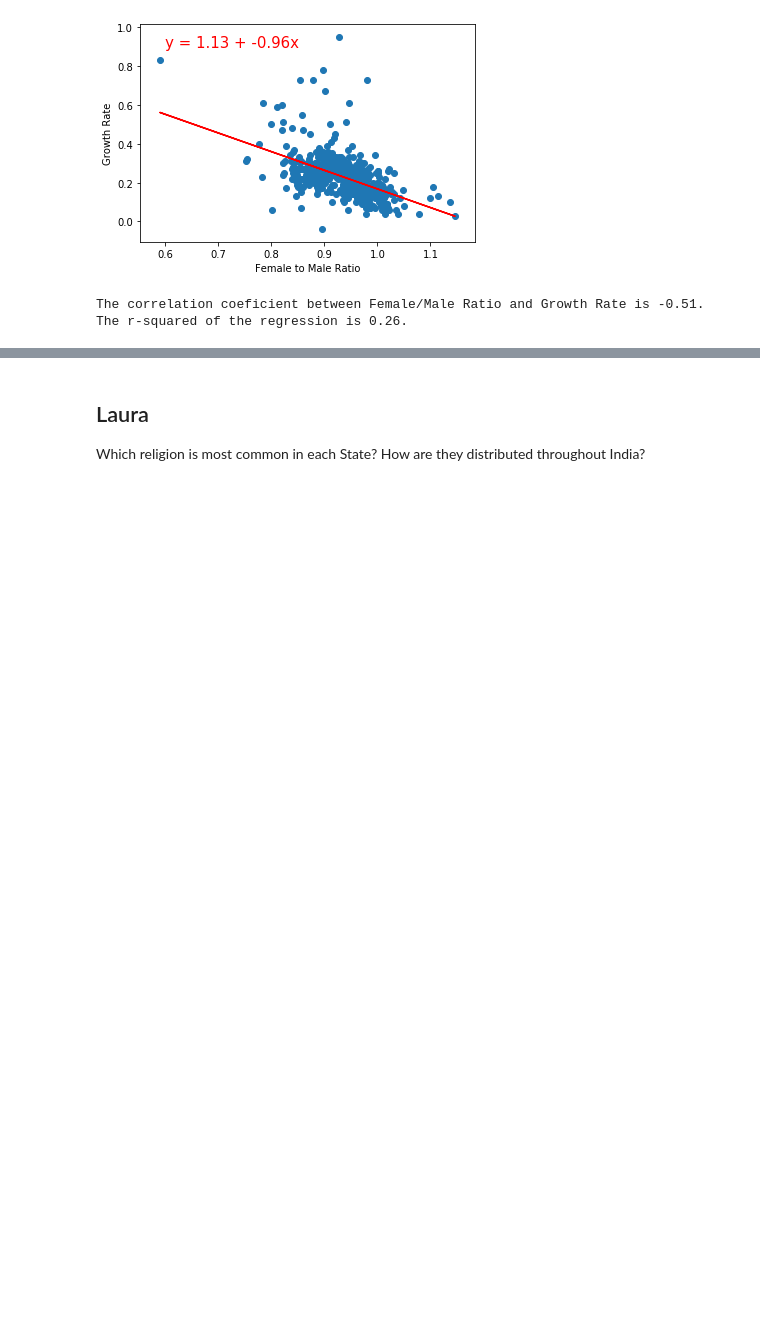
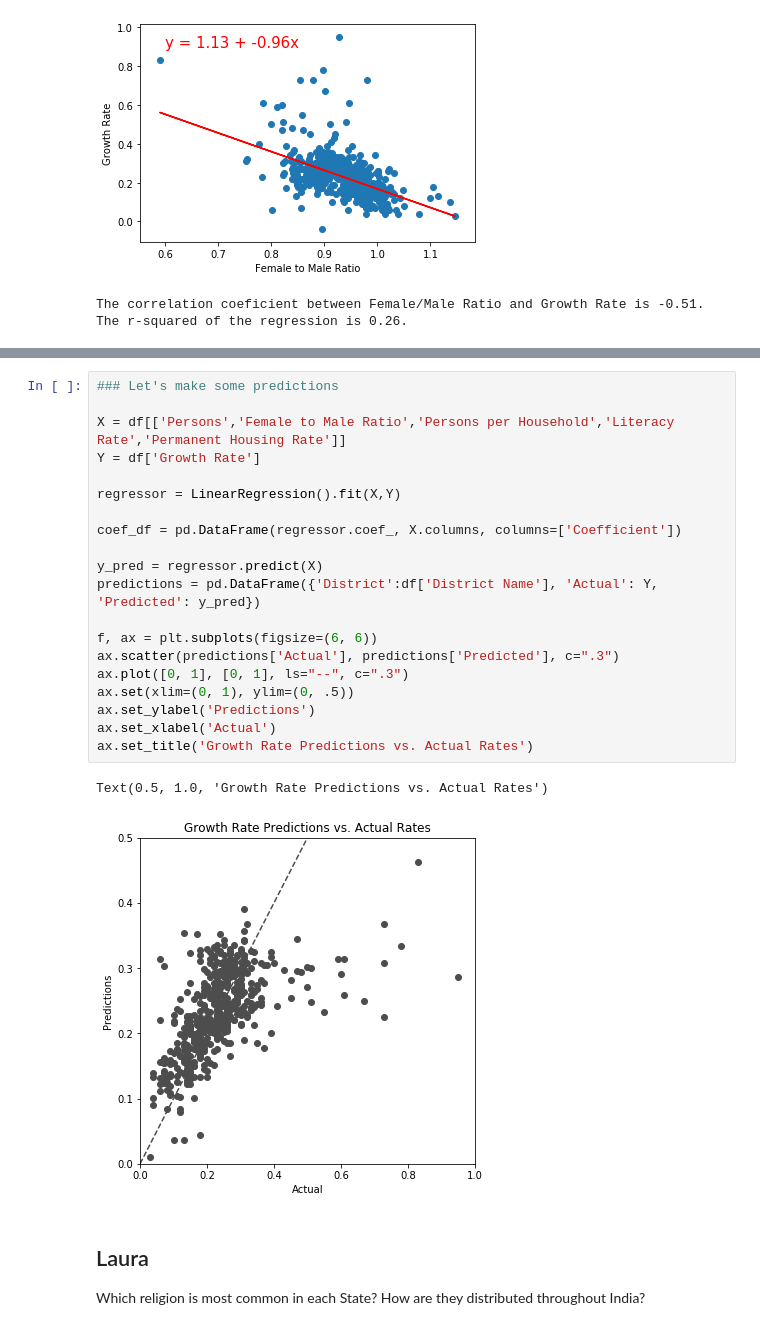
Before and after one commit to bpdamore/ProjectOne, a Jupyter notebook: main_analysis.ipynb, the cells around one changed output, grey strips where cells are left out. Saved outputs shown, nothing was run; the diff lists cells and outputs as text; blank space fills up the shorter version.

```diff
--- a/main_analysis.ipynb
+++ b/main_analysis.ipynb
@@ -162,4 +152,27 @@ The correlation coeficient between Persons per Household and Growth Rate is 0.39
 The r-squared of the regression is 0.15.
+# %%
+### Let's make some predictions
+
+X = df[['Persons','Female to Male Ratio','Persons per Household','Literacy Rate','Permanent Housing Rate']]
+Y = df['Growth Rate']
+
+regressor = LinearRegression().fit(X,Y)
+
+coef_df = pd.DataFrame(regressor.coef_, X.columns, columns=['Coefficient'])
+
+y_pred = regressor.predict(X)
+predictions = pd.DataFrame({'District':df['District Name'], 'Actual': Y, 'Predicted': y_pred})
+
+f, ax = plt.subplots(figsize=(6, 6))
+ax.scatter(predictions['Actual'], predictions['Predicted'], c=".3")
+ax.plot([0, 1], [0, 1], ls="--", c=".3")
+ax.set(xlim=(0, 1), ylim=(0, .5))
+ax.set_ylabel('Predictions')
+ax.set_xlabel('Actual')
+ax.set_title('Growth Rate Predictions vs. Actual Rates')
+# %% [output]
+Text(0.5, 1.0, 'Growth Rate Predictions vs. Actual Rates')
+[figure, added]
 # %% [markdown]
 ## Laura
 
```
Also changed, not shown: parts of 10 cells of this notebook, 3 other files.
